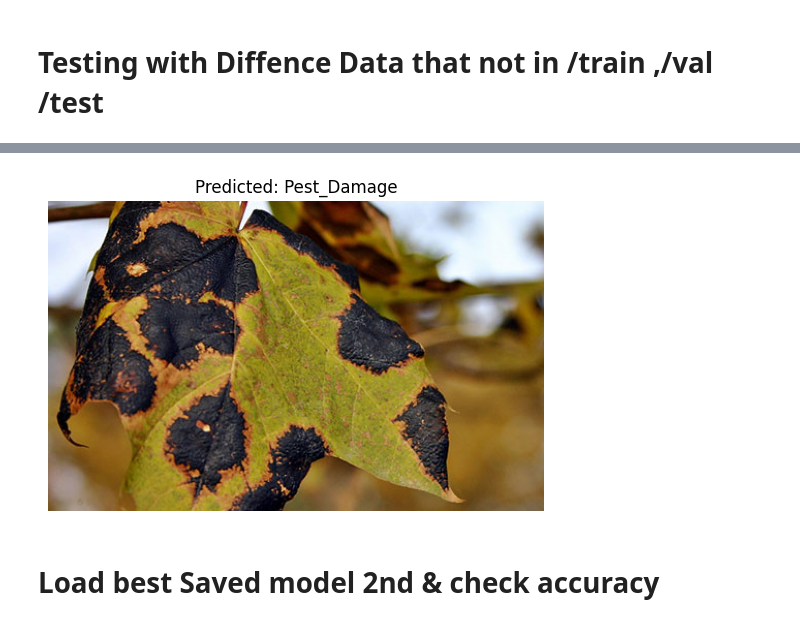
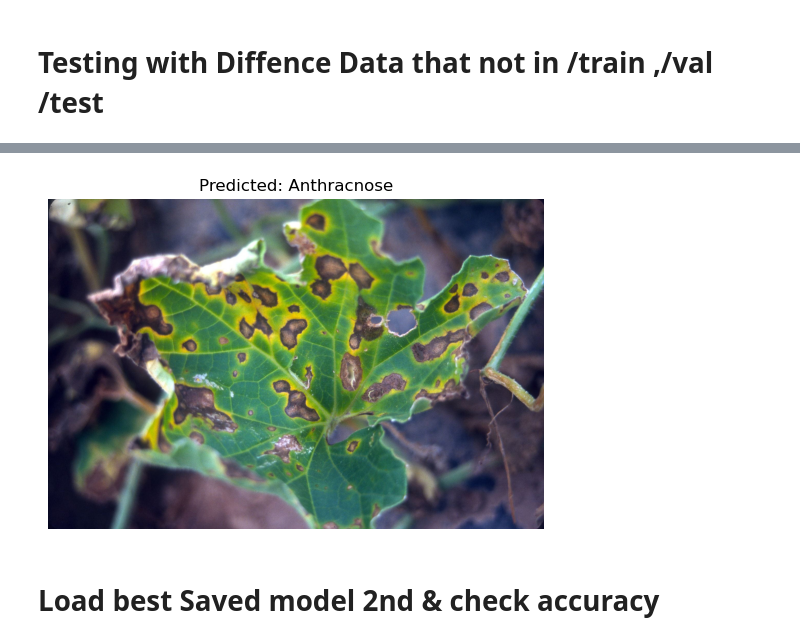
Before and after one commit to ToonNich/GrowQuest-Tower, a Jupyter notebook: Processing/MobileNetV3_Large.ipynb, the cells around one changed output, grey strips where cells are left out. Drawn from its saved outputs; the diff is of its cells as text; code cells hidden in the pictures.

```diff
--- a/Processing/MobileNetV3_Large.ipynb
+++ b/Processing/MobileNetV3_Large.ipynb
@@ -354,7 +354,7 @@ class_names = list(val_generator.class_indices.keys())
 predicted_class = class_names[predicted_index]
 
 # 5. Show result
-img_path = test_generator.filepaths[5]  # first image file path
+img_path = test_generator.filepaths[4]  # first image file path
 img = plt.imread(img_path)
 plt.imshow(img)
 plt.title(f"Predicted: {predicted_class}")
@@ -366,4 +366,4 @@ Found 6 images belonging to 1 classes.
-[figure, old version]
+[figure, new version]
 # %% [markdown]
 # Load best Saved model 2nd & check accuracy
 # %%
```
Also changed, not shown: parts of 12 cells of this notebook.
